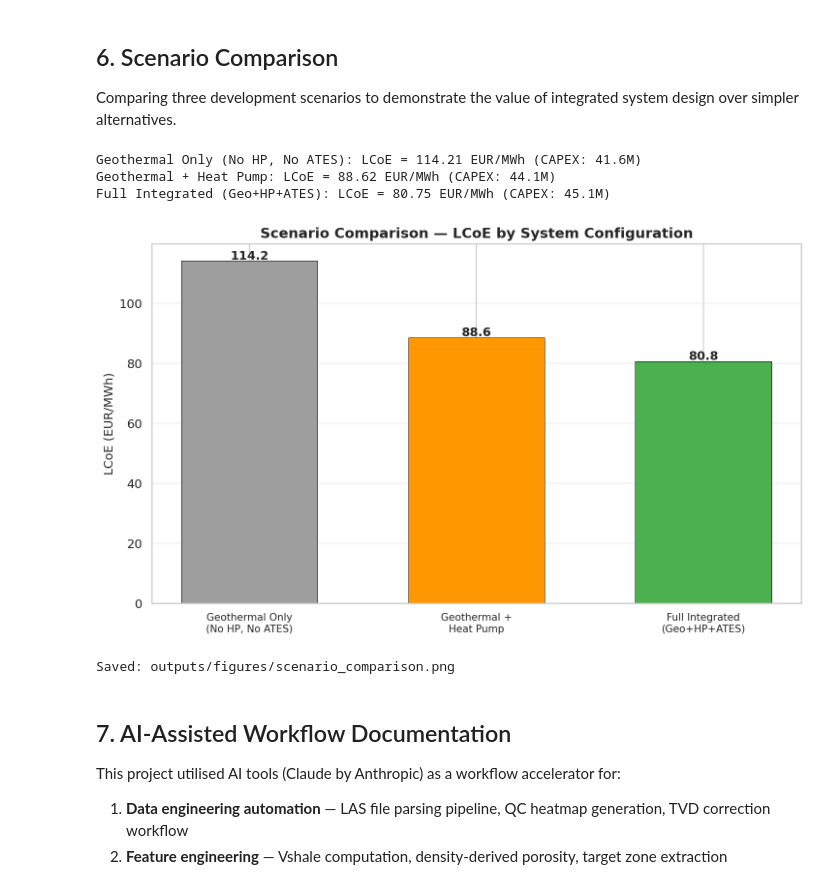
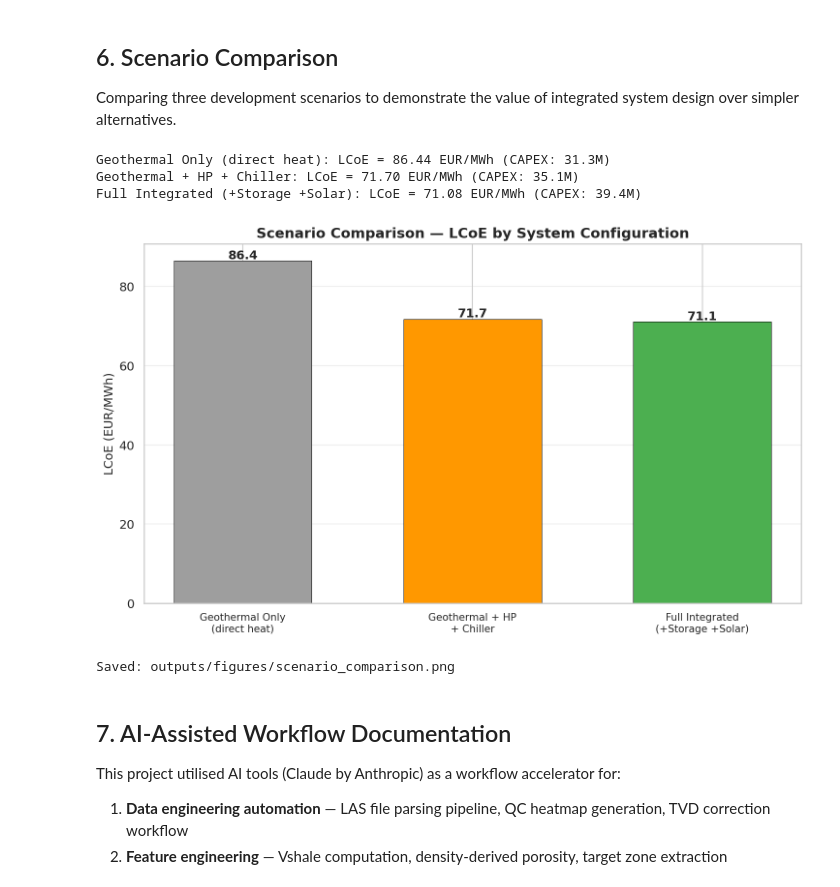
Before and after one commit to FavourOgboi/africa-geothermal-datathon-2026, a Jupyter notebook: notebooks/03_economic_and_ai_workflow.ipynb, the cells around one changed output. Drawn from its saved outputs; the diff is of its cells as text; code cells hidden in the pictures.

```diff
--- a/notebooks/03_economic_and_ai_workflow.ipynb
+++ b/notebooks/03_economic_and_ai_workflow.ipynb
@@ -277,14 +293,16 @@ N_SIMULATIONS = 10000
 mc_results = []
 for i in range(N_SIMULATIONS):
     # Sample uncertain parameters
-    well_cost = np.random.triangular(5.5, 7.5, 10.0)  # Mln EUR per well
-    cost_factor = np.random.triangular(1.2, 1.5, 1.8)
-    n_wells = 3  # fixed
+    # Drilling: depth-based, 3 wells (total depth ~4553 m), rate uncertainty
+    drill_rate = np.random.triangular(0.0028, 0.0035, 0.0045)  # Mln EUR/m
+    cost_factor = np.random.triangular(1.3, 1.5, 1.7)
+    total_depth = 1700 + 1642 + 1211  # BLT + GLA + REINJ
+    well_cost_sim = total_depth * drill_rate * cost_factor
 
-    surf_cost = np.random.triangular(8.0, 10.5, 14.0)
+    surf_cost = np.random.triangular(11.0, 14.4, 18.0)  # incl tanks, chiller, solar
     pump_cost_sim = np.random.triangular(0.6, 0.9, 1.2)
 
-    capex = n_wells * well_cost * cost_factor + surf_cost + pump_cost_sim
+    capex = well_cost_sim + surf_cost + pump_cost_sim
     opex_rate = np.random.uniform(0.02, 0.04)
     opex = capex * opex_rate
 
@@ -369,55 +387,53 @@ Comparing three development scenarios to demonstrate the value of integrated sys
 # %%
 # Scenario comparison
 scenarios = {
-    'Geothermal Only\n(No HP, No ATES)': {
-        'capex': well_capex + HEAT_EXCHANGER_COST + DISTRIBUTION_NETWORK + pump_capex + BACKUP_BOILER_COST,
-        'energy': annual_heating_MWh * 0.85,  # no cooling, less flexible
-        'elec': 500,  # pumps only
+    'Geothermal Only\n(direct heat)': {
+        'capex': well_capex + HEAT_EXCHANGER_COST + DISTRIBUTION_NETWORK + pump_capex,
+        'energy': annual_heating_MWh * 0.85,
+        'elec': 500,
     },
-    'Geothermal +\nHeat Pump': {
-        'capex': well_capex + HEAT_EXCHANGER_COST + HEAT_PUMP_COST + DISTRIBUTION_NETWORK + pump_capex + BACKUP_BOILER_COST,
+    'Geothermal + HP\n+ Chiller': {
+        'capex': well_capex + HEAT_EXCHANGER_COST + HEAT_PUMP_COST + CHILLER_COST + DISTRIBUTION_NETWORK + pump_capex,
         'energy': annual_total_MWh * 0.90,
         'elec': annual_elec_MWh,
     },
-    'Full Integrated\n(Geo+HP+ATES)': {
+    'Full Integrated\n(+Storage +Solar)': {
         'capex': total_capex,
         'energy': annual_total_MWh,
-        'elec': annual_elec_MWh * 0.85,  # ATES reduces HP usage
+        'elec': annual_elec_MWh * 0.85,  # storage + solar reduce grid draw
     }
 }
 
 fig, ax = plt.subplots(figsize=(10, 6))
 x = np.arange(len(scenarios))
 lcoe_vals = []
 colors = ['#9E9E9E', '#FF9800', '#4CAF50']
 
-for i, (name, params) in enumerate(scenarios.items()):
-    opex = params['capex'] * 0.03
-    lcoe = calculate_lcoe(params['capex'], opex, params['energy'], PROJECT_LIFETIME, DISCOUNT_RATE,
-                           annual_elec_mwh=params['elec'], elec_price=ELECTRICITY_COST)
+for i, (name, p) in enumerate(scenarios.items()):
+    opex = p['capex'] * 0.03
+    lcoe = calculate_lcoe(p['capex'], opex, p['energy'], PROJECT_LIFETIME, DISCOUNT_RATE,
+                           annual_elec_mwh=p['elec'], elec_price=ELECTRICITY_COST)
     lcoe_vals.append(lcoe)
-    print(f"{name.replace(chr(10), ' ')}: LCoE = {lcoe:.2f} EUR/MWh (CAPEX: {params['capex']:.1f}M)")
+    print(f"{name.replace(chr(10), ' ')}: LCoE = {lcoe:.2f} EUR/MWh (CAPEX: {p['capex']:.1f}M)")
 
 bars = ax.bar(x, lcoe_vals, color=colors, edgecolor='black', linewidth=0.5, width=0.6)
 for bar, val in zip(bars, lcoe_vals):
     ax.text(bar.get_x() + bar.get_width()/2, bar.get_height() + 0.5,
             f'{val:.1f}', ha='center', fontsize=12, fontweight='bold')
 
-ax.set_xticks(x)
-ax.set_xticklabels(scenarios.keys(), fontsize=10)
+ax.set_xticks(x); ax.set_xticklabels(scenarios.keys(), fontsize=10)
 ax.set_ylabel('LCoE (EUR/MWh)', fontsize=12)
 ax.set_title('Scenario Comparison — LCoE by System Configuration', fontsize=14, fontweight='bold')
 ax.grid(axis='y', alpha=0.3)
-
 plt.tight_layout()
 plt.savefig(FIGURES_DIR / 'scenario_comparison.png', bbox_inches='tight', dpi=300)
 plt.show()
 print("Saved: outputs/figures/scenario_comparison.png")
 # %% [output]
-Geothermal Only (No HP, No ATES): LCoE = 114.21 EUR/MWh (CAPEX: 41.6M)
-Geothermal + Heat Pump: LCoE = 88.62 EUR/MWh (CAPEX: 44.1M)
-Full Integrated (Geo+HP+ATES): LCoE = 80.75 EUR/MWh (CAPEX: 45.1M)
+Geothermal Only (direct heat): LCoE = 86.44 EUR/MWh (CAPEX: 31.3M)
+Geothermal + HP + Chiller: LCoE = 71.70 EUR/MWh (CAPEX: 35.1M)
+Full Integrated (+Storage +Solar): LCoE = 71.08 EUR/MWh (CAPEX: 39.4M)
-[figure, old version]
+[figure, new version]
 Saved: outputs/figures/scenario_comparison.png
 # %% [markdown]
 ## 7. AI-Assisted Workflow Documentation
```
Also changed, not shown: parts of 6 cells of this notebook, 39 other files.
